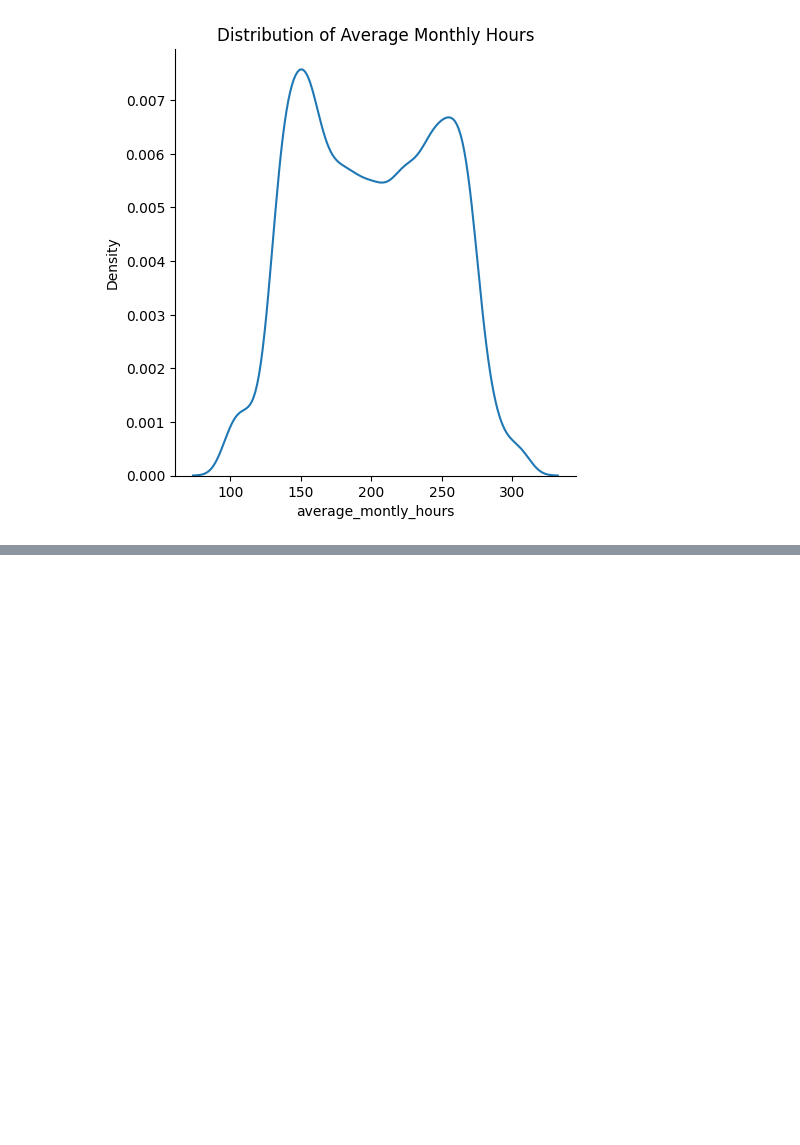
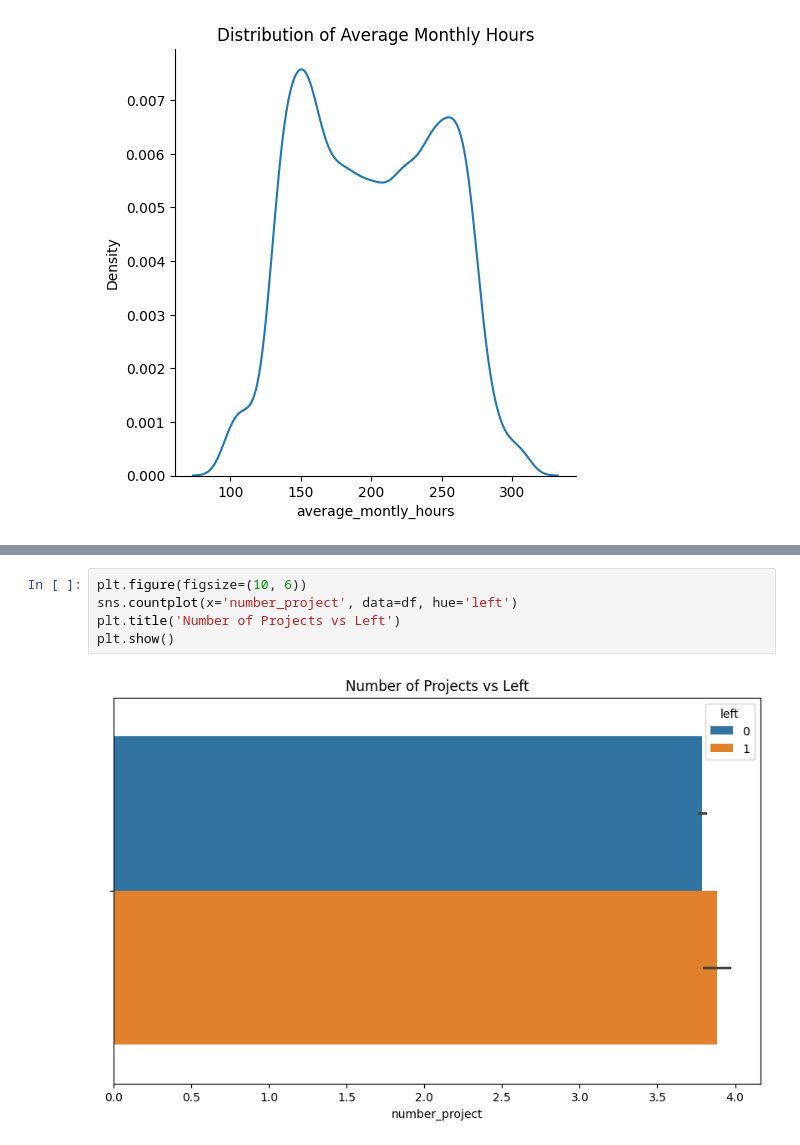
Before and after one commit to ShakyaSangam/employee-ml-analysis, a Jupyter notebook: employee-ml-analysis.ipynb, the cells around one changed output, grey strips where cells are left out. Saved outputs shown, nothing was run; the diff lists cells and outputs as text; blank space fills up the shorter version.

Commit message:
bivariate analysis on number of project completed

```diff
--- a/employee-ml-analysis.ipynb
+++ b/employee-ml-analysis.ipynb
@@ -145,0 +154,7 @@ plt.show()
+# %%
+plt.figure(figsize=(10, 6))
+sns.countplot(x='number_project', data=df, hue='left')
+plt.title('Number of Projects vs Left')
+plt.show()
+# %% [output]
+[figure, added]
```
Also changed, not shown: parts of 1 cell of this notebook.
